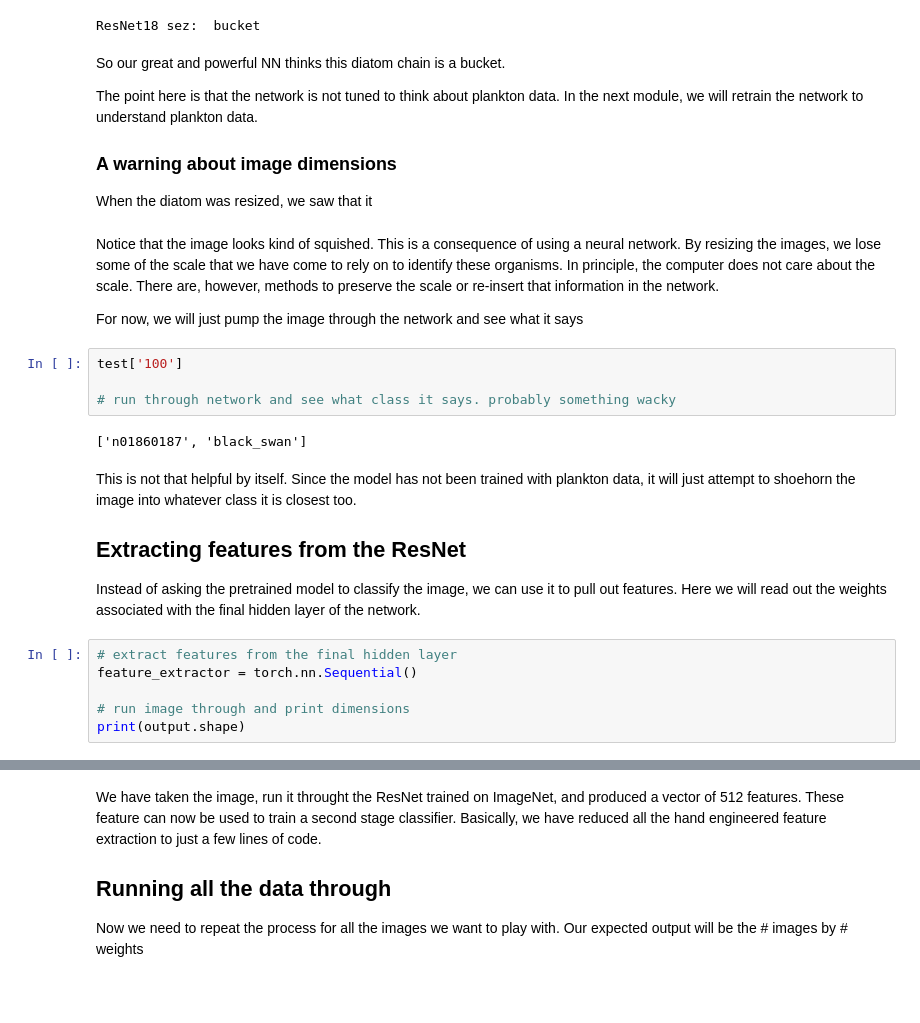
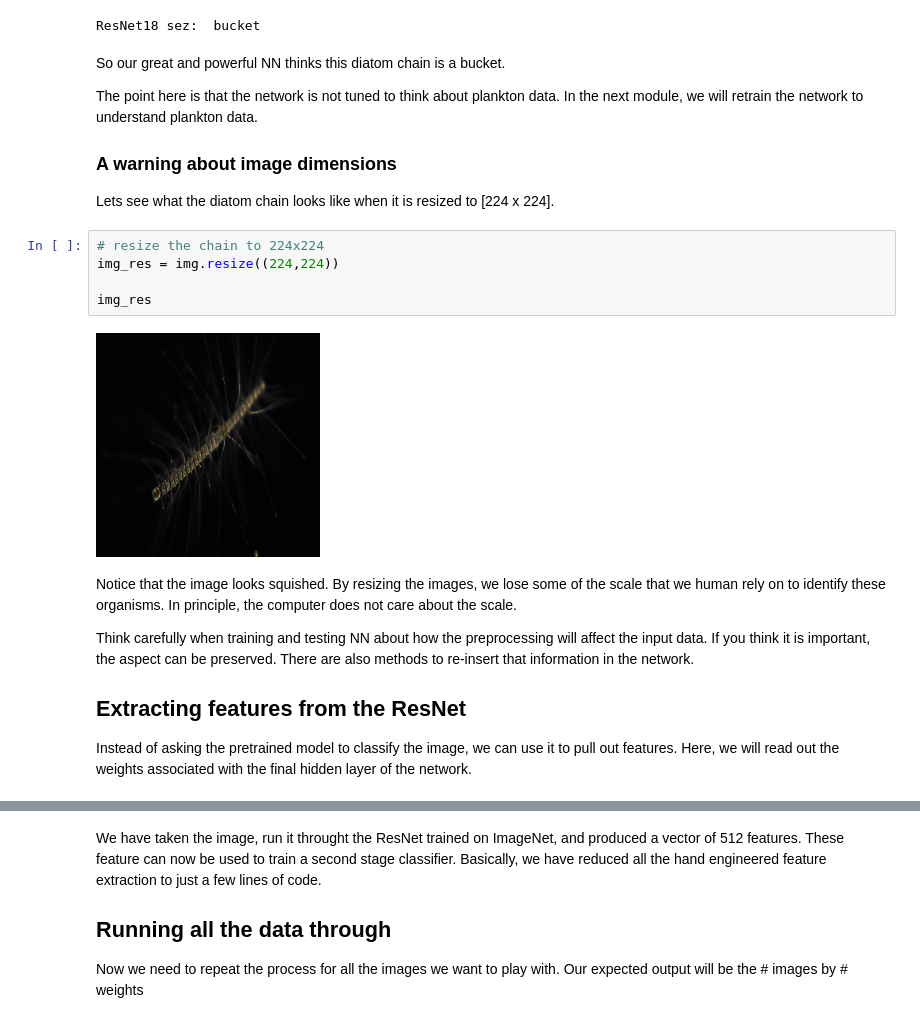
Before and after one commit to eor314/pogo_bioobs19_imaging, a Jupyter notebook: mod5_resnet_feature_extractor.ipynb, the cells around one changed output, grey strips where cells are left out. Saved outputs shown, nothing was run; the diff lists cells and outputs as text; blank space fills up the shorter version.

Commit message:
added feature extraction code to mod 5

```diff
--- a/mod5_resnet_feature_extractor.ipynb
+++ b/mod5_resnet_feature_extractor.ipynb
@@ -166,26 +166,20 @@ The point here is that the network is not tuned to think about plankton data. In
 
 ### A warning about image dimensions
 
-When the diatom was resized, we saw that it
+Lets see what the diatom chain looks like when it is resized to [224 x 224].
+# %%
+# resize the chain to 224x224
+img_res = img.resize((224,224))
+
+img_res
+# %% [output]
+[figure, added]
 # %% [markdown]
-Notice that the image looks kind of squished. This is a consequence of using a neural network. By resizing the images, we lose some of the scale that we have come to rely on to identify these organisms. In principle, the computer does not care about the scale. There are, however, methods to preserve the scale or re-insert that information in the network.
+Notice that the image looks squished. By resizing the images, we lose some of the scale that we human rely on to identify these organisms. In principle, the computer does not care about the scale.
 
-For now, we will just pump the image through the network and see what it says
+Think carefully when training and testing NN about how the preprocessing will affect the input data. If you think it is important, the aspect can be preserved. There are also methods to re-insert that information in the network.
+
+
+## Extracting features from the ResNet
+
+Instead of asking the pretrained model to classify the image, we can use it to pull out features. Here, we will read out the weights associated with the final hidden layer of the network.
-# %%
-test['100']
-
-# run through network and see what class it says. probably something wacky
-# %% [output]
-['n01860187', 'black_swan']
-# %% [markdown]
-This is not that helpful by itself. Since the model has not been trained with plankton data, it will just attempt to shoehorn the image into whatever class it is closest too.
-
-## Extracting features from the ResNet
-
-Instead of asking the pretrained model to classify the image, we can use it to pull out features. Here we will read out the weights associated with the final hidden layer of the network.
-# %%
-# extract features from the final hidden layer
-feature_extractor = torch.nn.Sequential()
-
-# run image through and print dimensions
-print(output.shape)
```
Also changed, not shown: parts of 4 cells of this notebook.
